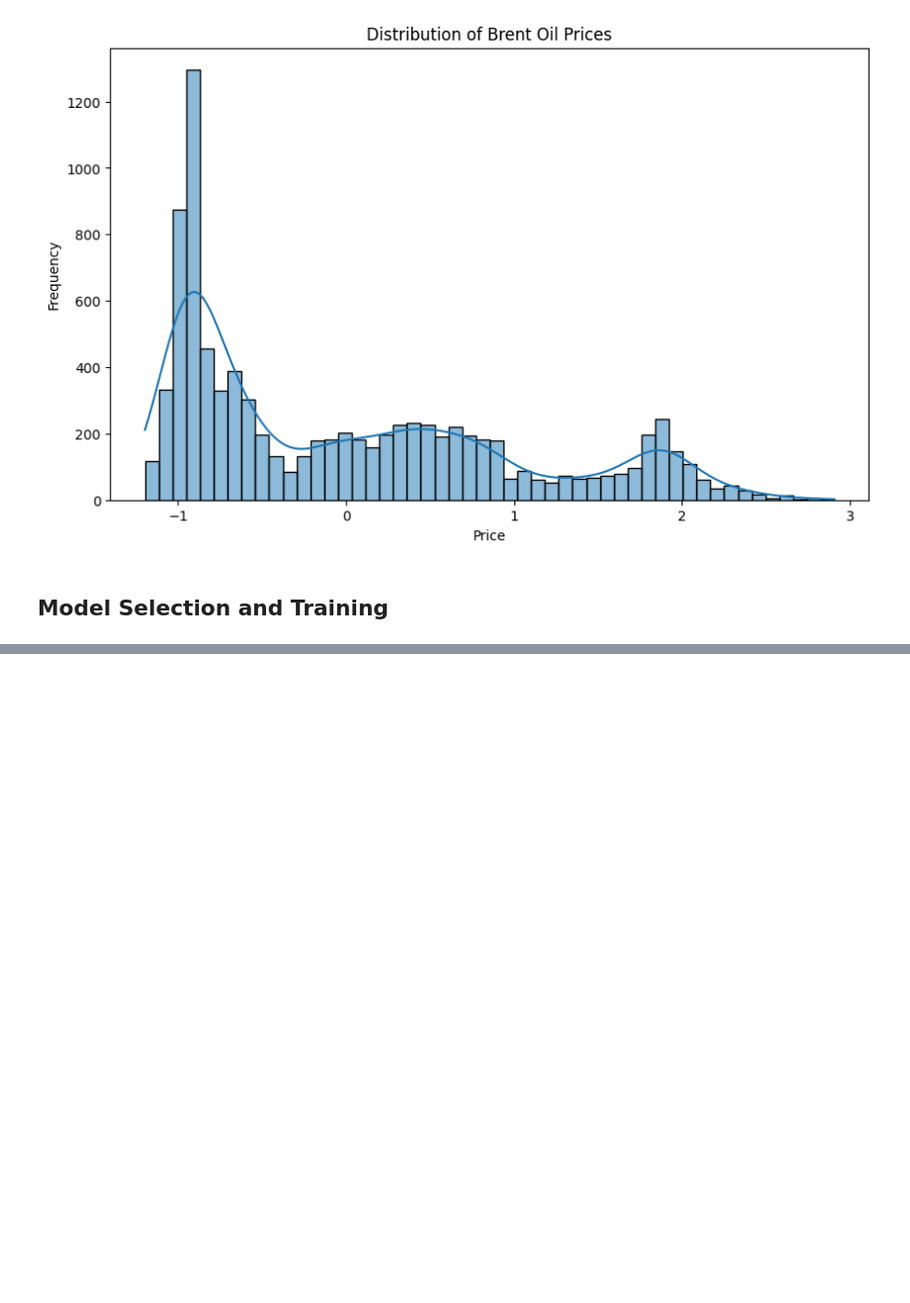
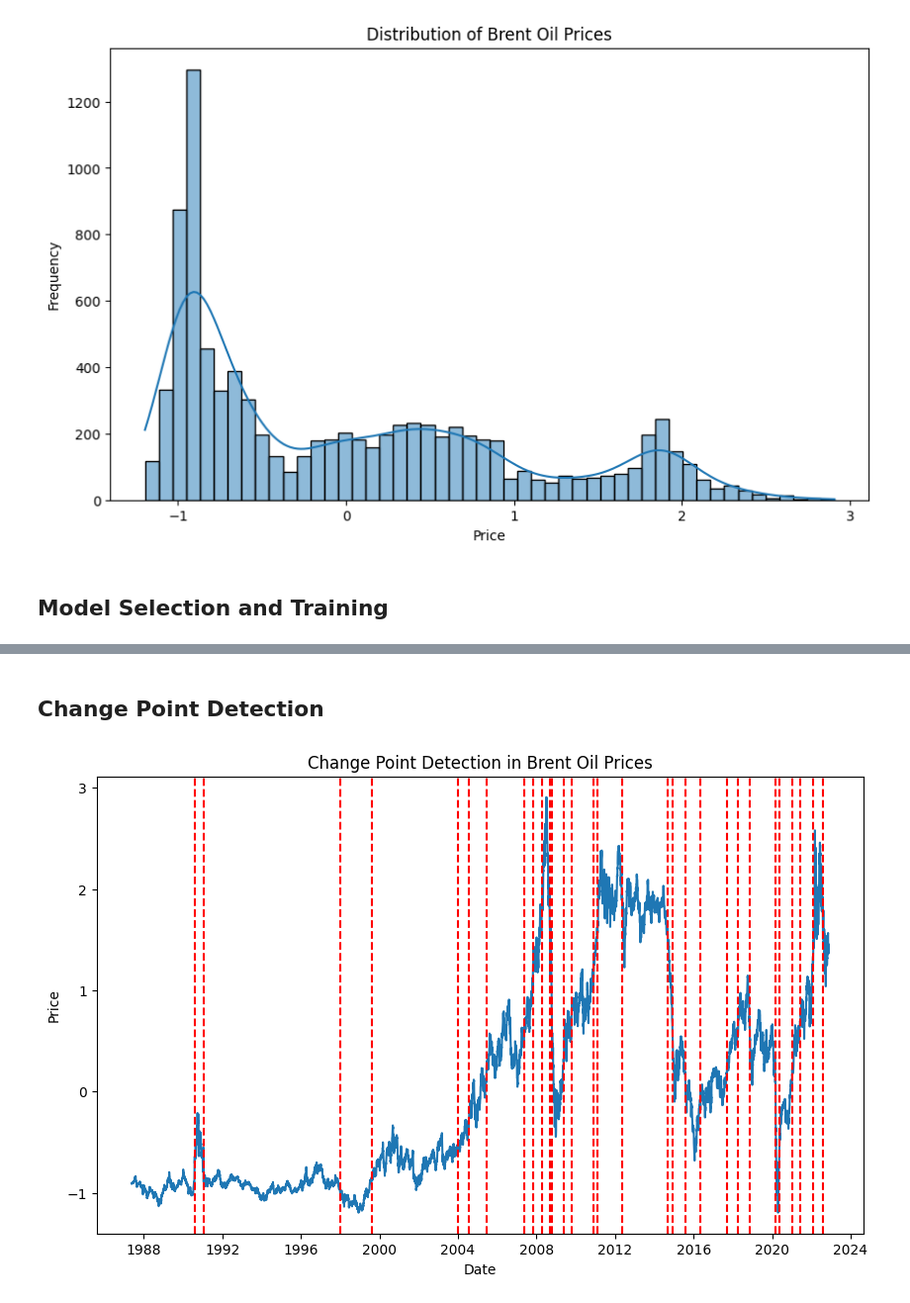
Before and after one commit to teddyhabtamu/Kifiya-AIM-Week-10, a Jupyter notebook: notebooks/Data_Analysis_ML_Training.ipynb, the cells around one changed output, grey strips where cells are left out. Shown at 99% size. Cells and saved outputs as stored; diff of their text form; code cells hidden in the pictures; blank space fills up the shorter version.

Commit message:
Change Point Detection

```diff
--- a/notebooks/Data_Analysis_ML_Training.ipynb
+++ b/notebooks/Data_Analysis_ML_Training.ipynb
@@ -76,3 +76,25 @@ Covariance Type:                  opg
 
 Warnings:
 [1] Covariance matrix calculated using the outer product of gradients (complex-step).
+# %% [markdown]
+## Change Point Detection
+# %%
+from ruptures import Pelt, Binseg
+
+algo = Pelt(model="rbf").fit(data['Price'].values)
+result = algo.predict(pen=10)
+
+# Filter out out-of-bounds change points
+result = [cp for cp in result if cp < len(data)]
+
+# Plot change points
+plt.figure(figsize=(10, 6))
+plt.plot(data['Date'], data['Price'])
+for cp in result:
+    plt.axvline(data['Date'].iloc[cp], color='r', linestyle='--')
+plt.title('Change Point Detection in Brent Oil Prices')
+plt.xlabel('Date')
+plt.ylabel('Price')
+plt.show()
+# %% [output]
+[figure, added]
```
Also changed, not shown: parts of 1 cell of this notebook.
